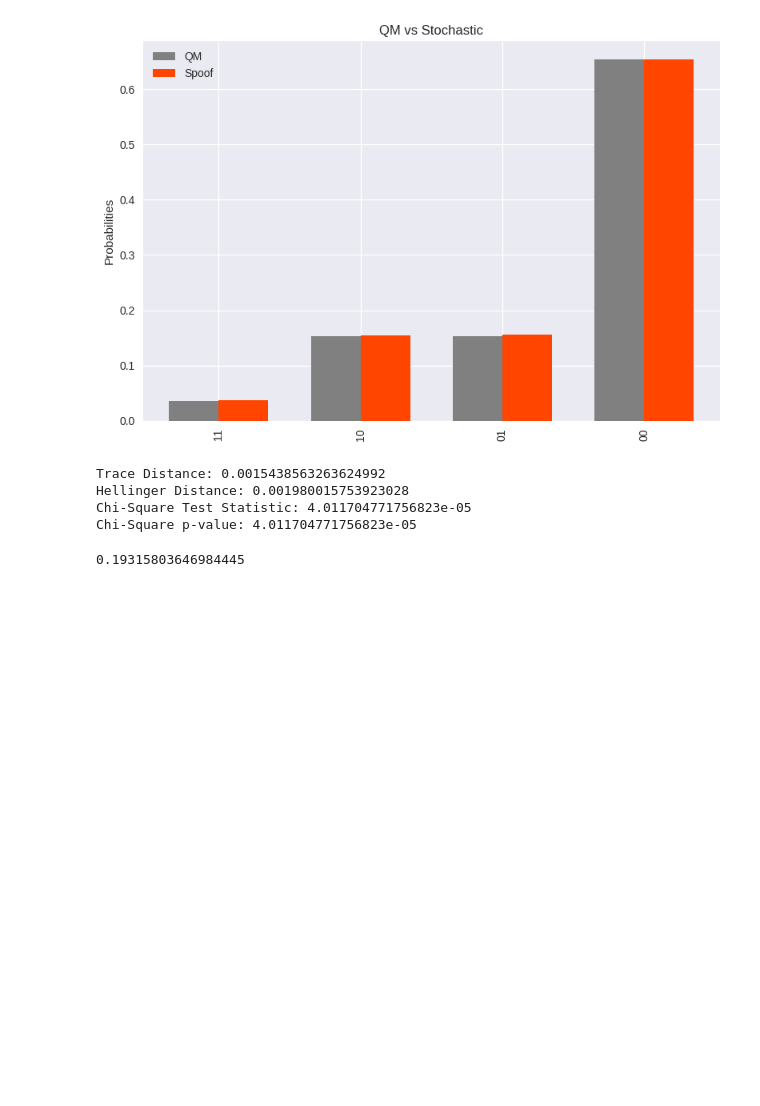
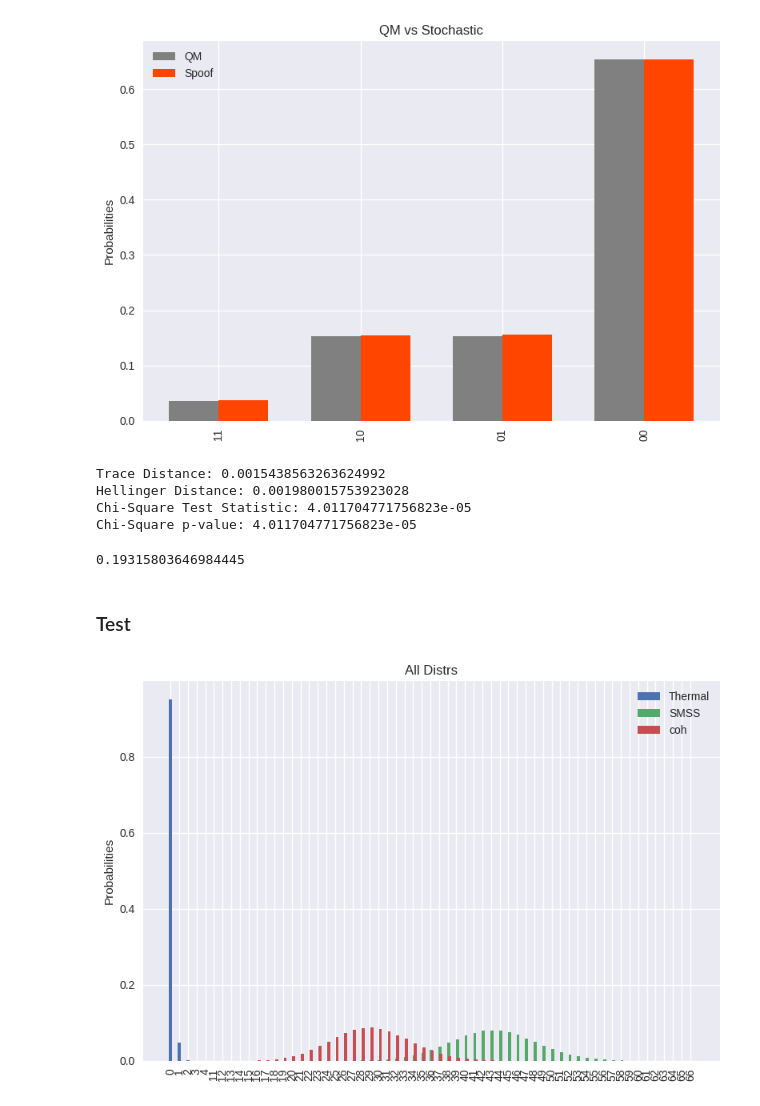
Before and after one commit to ironak/GaussianBosonSampling, a Jupyter notebook: gbs_experiment.ipynb, the cells around one changed output. Drawn from its saved outputs; the diff is of its cells as text; code cells hidden in the pictures; blank space fills up the shorter version.

```diff
--- a/gbs_experiment.ipynb
+++ b/gbs_experiment.ipynb
@@ -223,3 +224,38 @@ Chi-Square p-value: 4.011704771756823e-05
 print(optimizable_gbs([0.58431614, 1.3241543]))
 # %% [output]
 0.19315803646984445
+# %% [markdown]
+### Test
+# %%
+def generic_gbs(
+    U,
+    inputs,
+    out_gamma=DEFAULT_MEAS_THRESH,
+):
+    '''Simulates Stochastic Mechanical predictions of detection event likelyhoods
+    resulting from applying provided unitary to provided input states.
+    Returns map (detection_event -> probability).
+
+    U : m x m matrix
+        = unitary to be applied.
+    inputs : m x N matrix
+        = the N input samples.
+    out_gamma : float
+        = measurement threshold for output detectors.'''
+
+    m = U.shape[0]
+
+    dets = threshold_detector(inputs, out_gamma)
+
+    stoch_distr = defaultdict(lambda: 0)
+
+    counts = Counter(map(tuple, dets.astype(int).T))
+    stoch_normalization = 0
+    for det_event in counts.keys():
+        stoch_distr[det_event] = counts[det_event]
+        stoch_normalization += counts[det_event]
+    if stoch_normalization != 0:
+        for det_event in stoch_distr:
+            stoch_distr[det_event] /= stoch_normalization
+
+    return stoch_distr
@@ -225,0 +304,14 @@ print(optimizable_gbs([0.58431614, 1.3241543]))
+# %%
+def photon_counts(*all_distrs):
+    counts = [defaultdict(lambda: 0) for i in range(len(all_distrs))]
+
+    for i,distr in enumerate(all_distrs):
+        for key in distr:
+            counts[i][sum(key)] += distr[key]
+
+    return counts
+# %%
+all_distrs, distr_names = all_gbs(100, r=1.6, alpha=1.6)
+plot_all(*photon_counts(*all_distrs), distr_names=distr_names, title="All Distrs")
+# %% [output]
+[figure, added]
```
Also changed, not shown: parts of 3 cells of this notebook, 1 other file.
